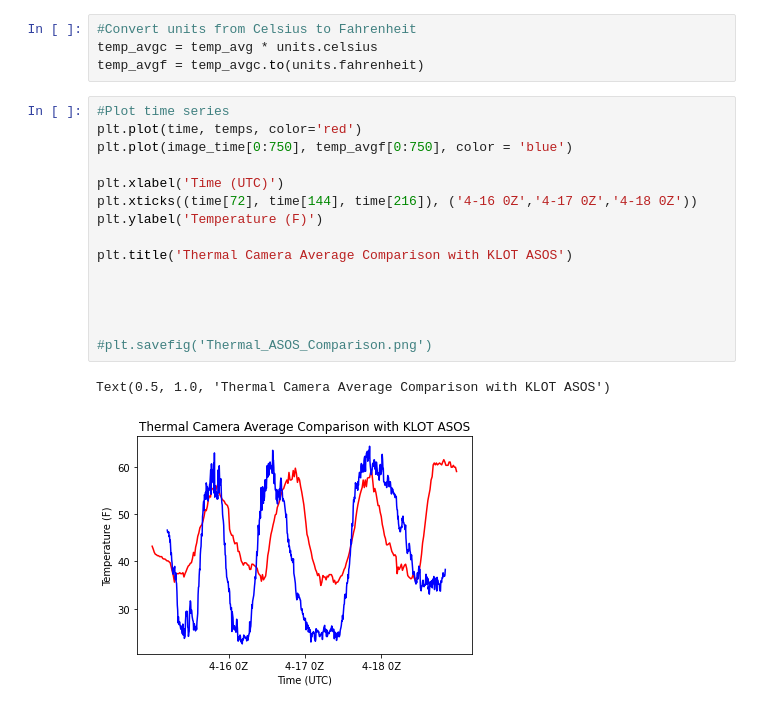
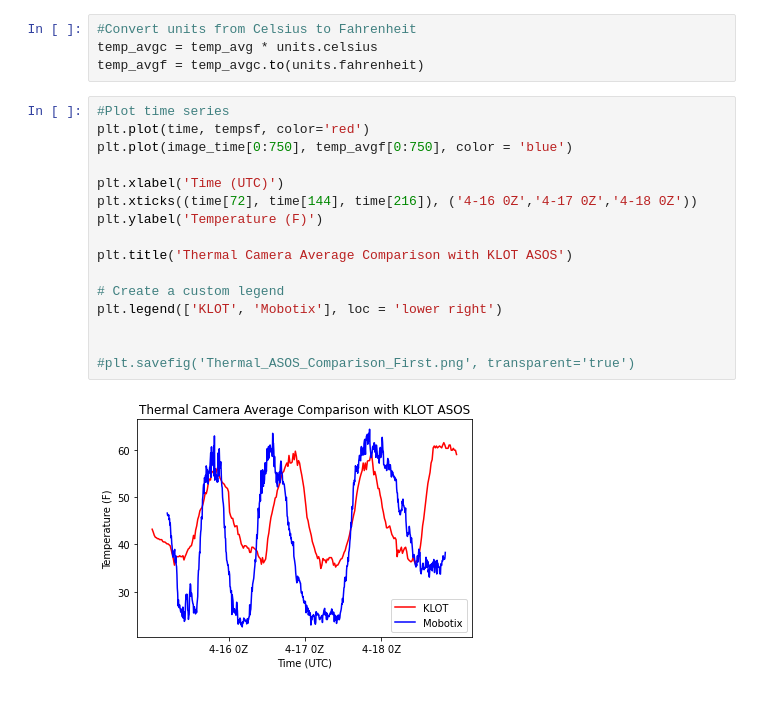
Before and after one commit to sagecontinuum/SageScienceExamples, a Jupyter notebook: Mobotix_RadTherm/Mobotix_Ground_Temp_ASOS_Comparison.ipynb, the cells around one changed output. Cells and saved outputs as stored; diff of their text form.

Commit message:
Plot changes
Added plot changes to all notebooks, as well as added some work at the subset of images

```diff
--- a/Mobotix_RadTherm/Mobotix_Ground_Temp_ASOS_Comparison.ipynb
+++ b/Mobotix_RadTherm/Mobotix_Ground_Temp_ASOS_Comparison.ipynb
@@ -63,19 +63,19 @@ temp_avgc = temp_avg * units.celsius
 temp_avgf = temp_avgc.to(units.fahrenheit)
 # %%
 #Plot time series
-plt.plot(time, temps, color='red')
+plt.plot(time, tempsf, color='red')
 plt.plot(image_time[0:750], temp_avgf[0:750], color = 'blue')
 
 plt.xlabel('Time (UTC)')
 plt.xticks((time[72], time[144], time[216]), ('4-16 0Z','4-17 0Z','4-18 0Z'))
 plt.ylabel('Temperature (F)')
 
 plt.title('Thermal Camera Average Comparison with KLOT ASOS')
 
+# Create a custom legend
+plt.legend(['KLOT', 'Mobotix'], loc = 'lower right')
 
 
-
-#plt.savefig('Thermal_ASOS_Comparison.png')
+#plt.savefig('Thermal_ASOS_Comparison_First.png', transparent='true')
 # %% [output]
-Text(0.5, 1.0, 'Thermal Camera Average Comparison with KLOT ASOS')
-[figure, old version]
+[figure, new version]
```
Also changed, not shown: 2 other files.
